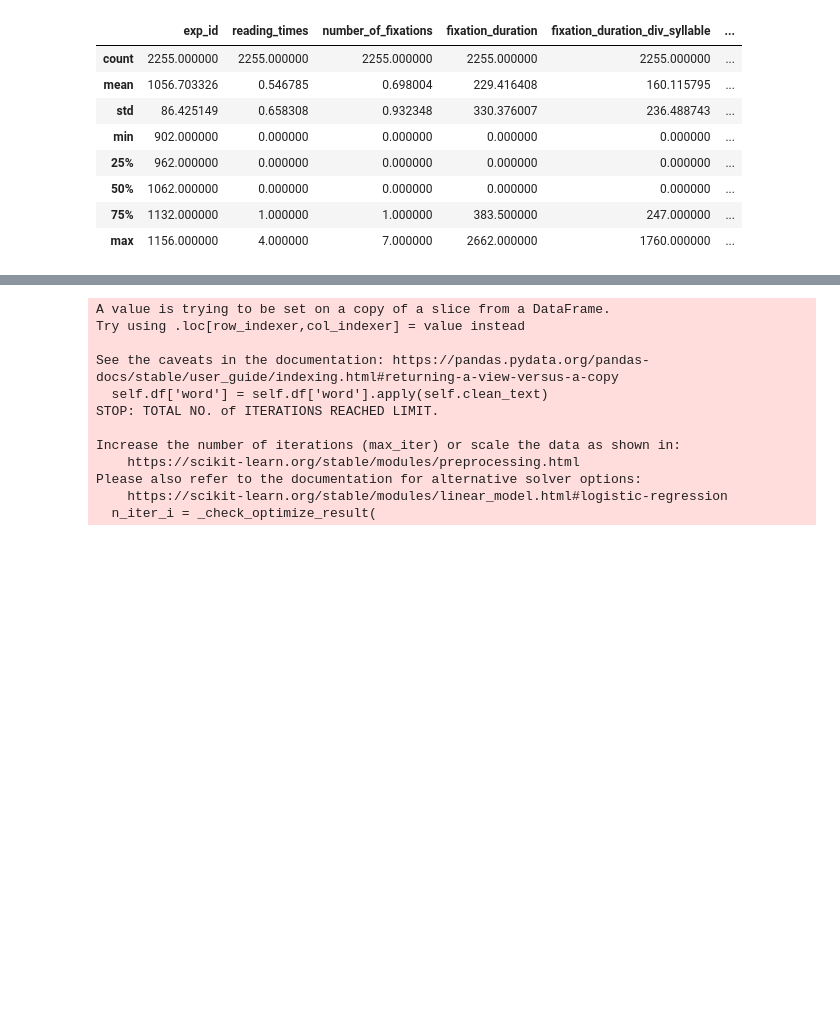
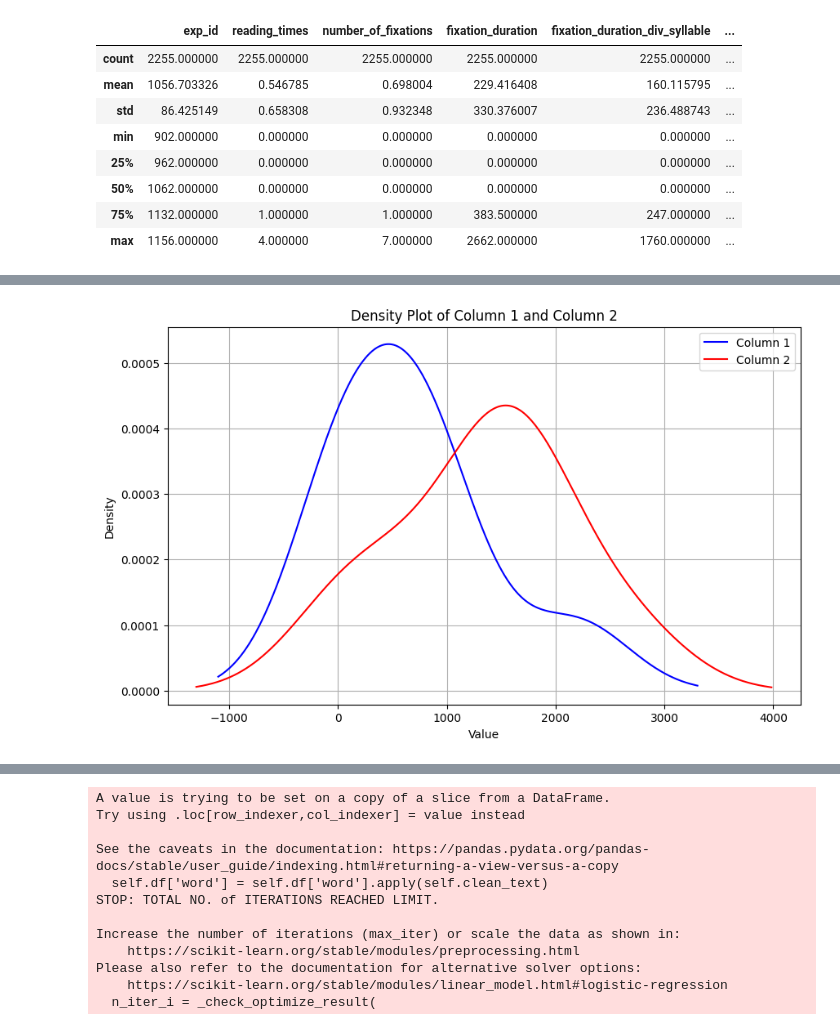
Before and after one commit to WhiteBlacken/eye_algorithm, a Jupyter notebook: data/data_analysis.ipynb, the cells around one changed output, grey strips where cells are left out. Cells and saved outputs as stored; diff of their text form; code cells hidden in the pictures; blank space fills up the shorter version.

```diff
--- a/data/data_analysis.ipynb
+++ b/data/data_analysis.ipynb
@@ -296,3 +303,28 @@ skip_data[skip_data['true_label']==0].describe()
+# %%
+# 设置图形大小
+plt.figure(figsize=(10, 6))
+
+# 绘制第一列数据的密度估计图
+true_label['fixation_duration'].plot.kde(label='Column 1', color='blue')
+
+# 绘制第二列数据的密度估计图
+skip_predict['fixation_duration'].plot.kde(label='Column 2', color='red')
+
+# 添加标题和标签
+plt.title('Density Plot of Column 1 and Column 2')
+plt.xlabel('Value')
+plt.ylabel('Density')
+
+# 添加网格
+plt.grid(True)
+
+# 添加图例
+plt.legend()
+
+# 显示图形
+plt.show()
+# %% [output]
+[figure, added]
 # %%
 not_skip_data.describe()
 # %% [output]
```
Also changed, not shown: parts of 8 cells of this notebook, 1 other file.
